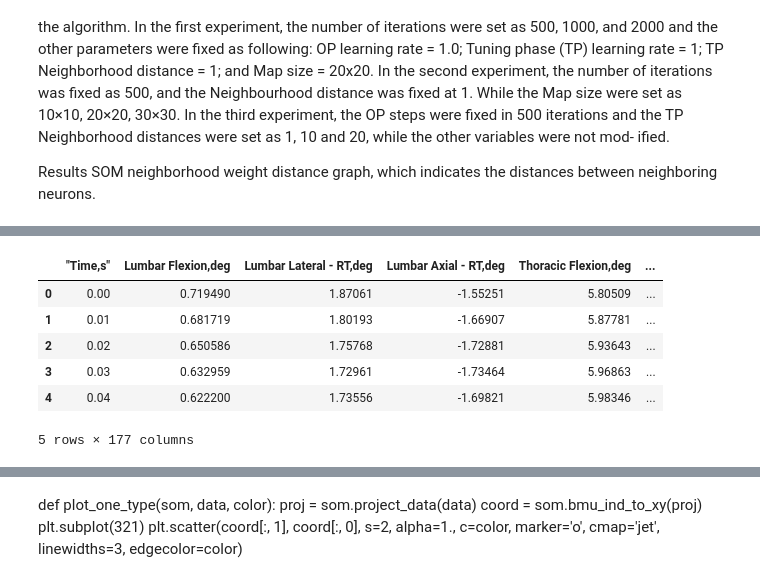
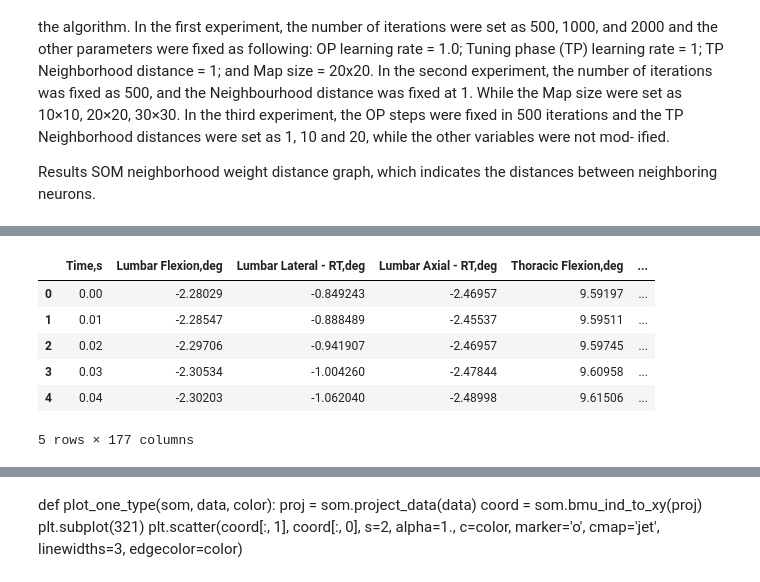
Before and after one commit to mariCampos/gait-analysis-som, a Jupyter notebook: SOM.ipynb, the cells around one changed output, grey strips where cells are left out. Saved outputs shown, nothing was run; the diff lists cells and outputs as text; code cells hidden in the pictures.

```diff
--- a/SOM.ipynb
+++ b/SOM.ipynb
@@ -19,14 +17,14 @@ Loaded backend module://ipykernel.pylab.backend_inline version unknown.
 # %%
-data_location = './data/01/01_Gang_08_06.csv'
+data_location = './data/08/08_Gang_08_06.csv'
 data = pd.read_csv(data_location, engine='python', sep=None)
 data.head()
 # %% [output]
-|  | ﻿"Time,s" | Lumbar Flexion,deg | Lumbar Lateral - RT,deg | Lumbar Axial - RT,deg | Thoracic Flexion,deg | ... |
-| 0 | 0.00 | 0.719490 | 1.87061 | -1.55251 | 5.80509 | ... |
-| 1 | 0.01 | 0.681719 | 1.80193 | -1.66907 | 5.87781 | ... |
-| 2 | 0.02 | 0.650586 | 1.75768 | -1.72881 | 5.93643 | ... |
-| 3 | 0.03 | 0.632959 | 1.72961 | -1.73464 | 5.96863 | ... |
-| 4 | 0.04 | 0.622200 | 1.73556 | -1.69821 | 5.98346 | ... |
+|  | Time,s | Lumbar Flexion,deg | Lumbar Lateral - RT,deg | Lumbar Axial - RT,deg | Thoracic Flexion,deg | ... |
+| 0 | 0.00 | -2.28029 | -0.849243 | -2.46957 | 9.59197 | ... |
+| 1 | 0.01 | -2.28547 | -0.888489 | -2.45537 | 9.59511 | ... |
+| 2 | 0.02 | -2.29706 | -0.941907 | -2.46957 | 9.59745 | ... |
+| 3 | 0.03 | -2.30534 | -1.004260 | -2.47844 | 9.60958 | ... |
+| 4 | 0.04 | -2.30203 | -1.062040 | -2.48998 | 9.61506 | ... |
 5 rows × 177 columns
 # %%
 new_data = pd.DataFrame(data)
```
Also changed, not shown: parts of 5 cells of this notebook, 50 other files.
